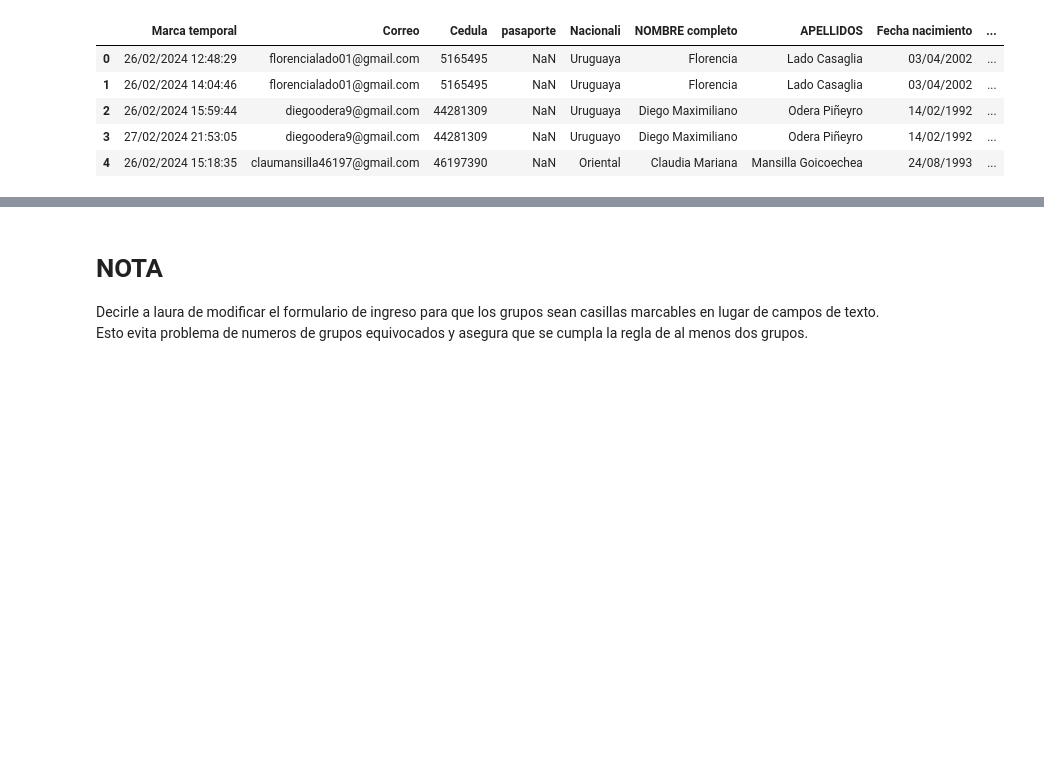
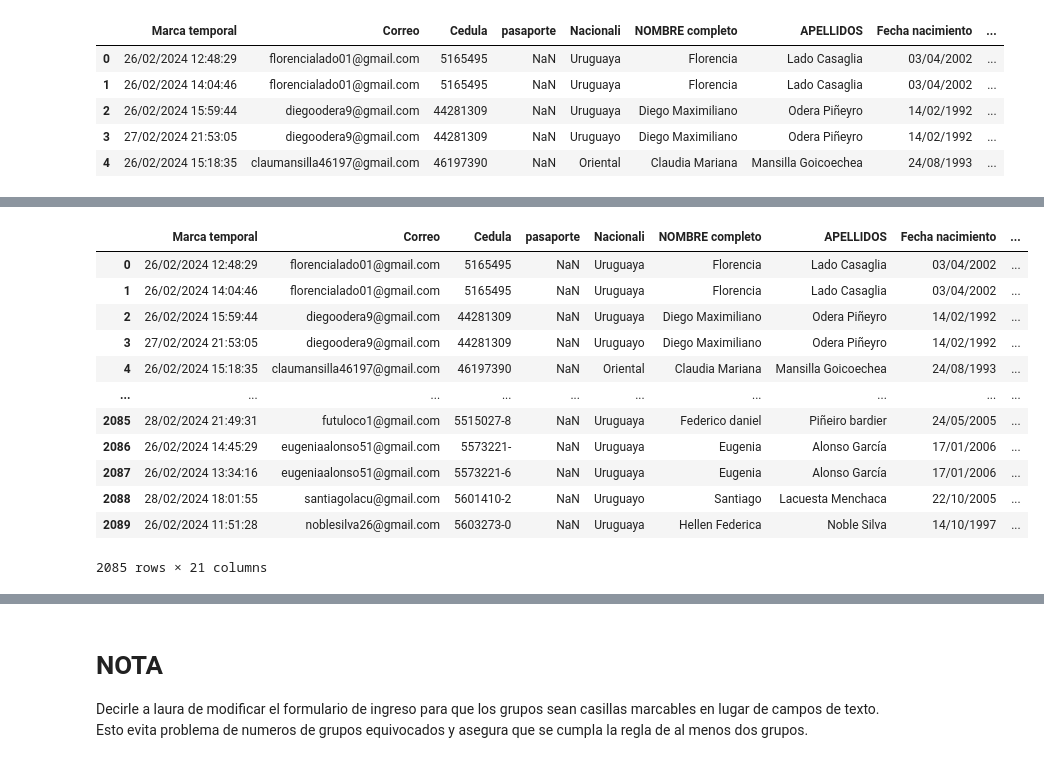
Before and after one commit to HJuan412/group_reparting, a Jupyter notebook: Asignador.ipynb, the cells around one changed output, grey strips where cells are left out. Saved outputs shown, nothing was run; the diff lists cells and outputs as text; code cells hidden in the pictures; blank space fills up the shorter version.

```diff
--- a/Asignador.ipynb
+++ b/Asignador.ipynb
@@ -70,18 +70,3 @@ min_stds_col = columna_min_estudiantes
 super_group_cols = columnas_supergrupos.split('___')
 cert_cols = columnas_certificados.split('___')
 id_cols = columnas_identificacion.split('___')
-# %%
-# identificar estudiantes
-id_cols = (~estudiantes[id_cols].isna()).sum(axis=0).sort_values(ascending=False).index
-identification = estudiantes[[id_cols[0]]].copy().rename(columns={id_cols[0]:'Id'})
-identification['Doc_type'] = id_cols[0]
-for col in id_cols[1:]:
-    missing_ids = identification.Id.isna()
-    identification.loc[missing_ids, 'Id'] = estudiantes.loc[missing_ids, col].values
-    identification.loc[missing_ids, 'Doc_type'] = col
-estudiantes = pd.concat((estudiantes, identification), axis=1)
-
-# filtrar registros sin grupos asignados
-sin_grupos = (~estudiantes[super_group_cols].isna()).sum(axis=1) == 0
-registros_filtrados = estudiantes.loc[sin_grupos]
-estudiantes = estudiantes.loc[~sin_grupos]
@@ -88 +93,37 @@ estudiantes = estudiantes.loc[~sin_grupos]
+# %%
+def preprocess_students(students, id_cols, super_group_cols):
+    # identificar estudiantes
+    id_cols = (~students[id_cols].isna()).sum(axis=0).sort_values(ascending=False).index
+
+    identification = students[[id_cols[0]]].copy().rename(columns={id_cols[0]:'Id'})
+    identification['Doc_type'] = id_cols[0]
+
+    for col in id_cols[1:]:
+        missing_ids = identification.Id.isna()
+        identification.loc[missing_ids, 'Id'] = students.loc[missing_ids, col].values
+        identification.loc[missing_ids, 'Doc_type'] = col
+
+    students = pd.concat((students, identification), axis=1)
+
+    # filter out records without assigned groups
+    no_groups = (~students[super_group_cols].isna()).sum(axis=1) == 0
+    filtered_students = students.loc[no_groups]
+    students = students.loc[~no_groups]
+    return students, filtered_students
+students, filtered_students = preprocess_students(estudiantes, id_cols, super_group_cols)
+students
+# %% [output]
+|  | Marca temporal | Correo | Cedula | pasaporte | Nacionali | NOMBRE completo | APELLIDOS | Fecha nacimiento | ... |
+| 0 | 26/02/2024 12:48:29 | florencialado01@gmail.com | 5165495 | NaN | Uruguaya | Florencia | Lado Casaglia | 03/04/2002 | ... |
+| 1 | 26/02/2024 14:04:46 | florencialado01@gmail.com | 5165495 | NaN | Uruguaya | Florencia | Lado Casaglia | 03/04/2002 | ... |
+| 2 | 26/02/2024 15:59:44 | diegoodera9@gmail.com | 44281309 | NaN | Uruguaya | Diego Maximiliano | Odera Piñeyro | 14/02/1992 | ... |
+| 3 | 27/02/2024 21:53:05 | diegoodera9@gmail.com | 44281309 | NaN | Uruguayo | Diego Maximiliano | Odera Piñeyro | 14/02/1992 | ... |
+| 4 | 26/02/2024 15:18:35 | claumansilla46197@gmail.com | 46197390 | NaN | Oriental | Claudia Mariana | Mansilla Goicoechea | 24/08/1993 | ... |
+| ... | ... | ... | ... | ... | ... | ... | ... | ... | ... |
+| 2085 | 28/02/2024 21:49:31 | futuloco1@gmail.com | 5515027-8 | NaN | Uruguaya | Federico daniel | Piñeiro bardier | 24/05/2005 | ... |
+| 2086 | 26/02/2024 14:45:29 | eugeniaalonso51@gmail.com | 5573221- | NaN | Uruguaya | Eugenia | Alonso García | 17/01/2006 | ... |
+| 2087 | 26/02/2024 13:34:16 | eugeniaalonso51@gmail.com | 5573221-6 | NaN | Uruguaya | Eugenia | Alonso García | 17/01/2006 | ... |
+| 2088 | 28/02/2024 18:01:55 | santiagolacu@gmail.com | 5601410-2 | NaN | Uruguayo | Santiago | Lacuesta Menchaca | 22/10/2005 | ... |
+| 2089 | 26/02/2024 11:51:28 | noblesilva26@gmail.com | 5603273-0 | NaN | Uruguaya | Hellen Federica | Noble Silva | 14/10/1997 | ... |
+2085 rows × 21 columns
 # %%
```
Also changed, not shown: parts of 22 cells of this notebook.
